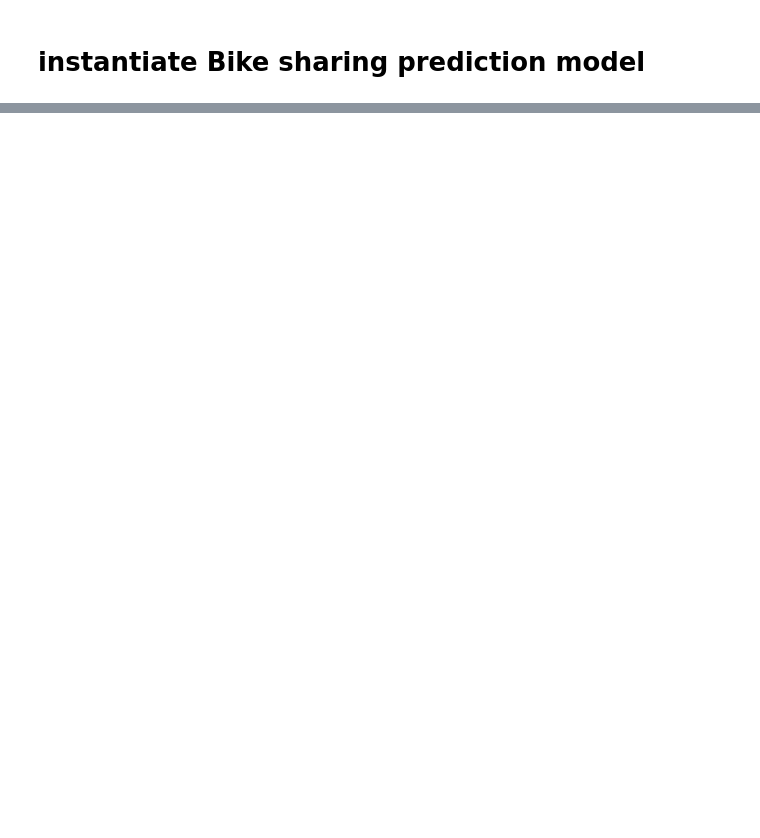
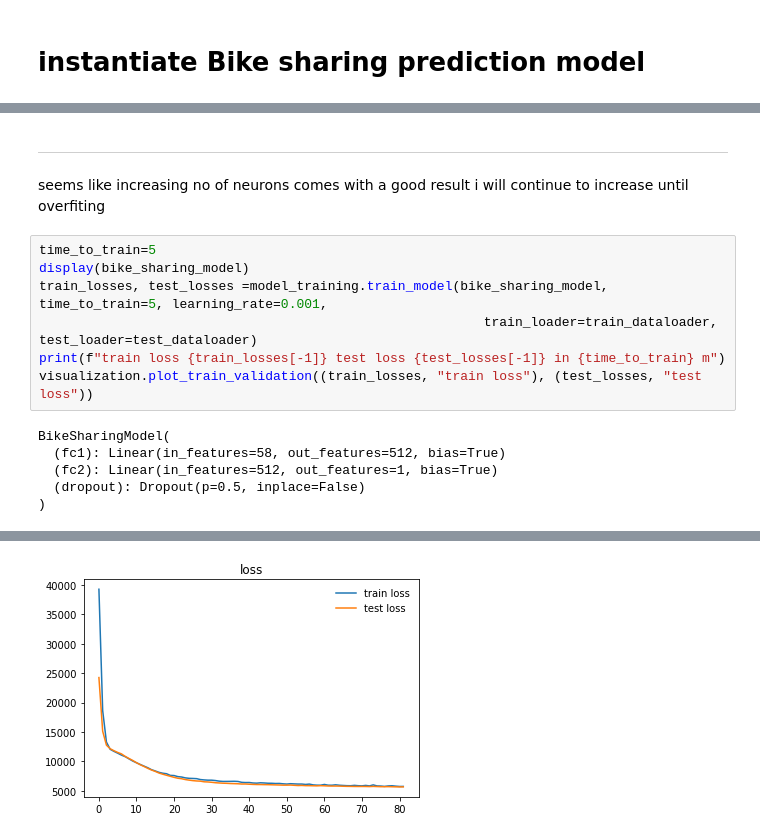
Before and after one commit to ahmedbadr97/Predicting-Bike-Sharing-Patterns, a Jupyter notebook: notebooks/bike-Sharing-patterns.ipynb, the cells around one changed output, grey strips where cells are left out. Cells and saved outputs as stored; diff of their text form; blank space fills up the shorter version.

```diff
--- a/notebooks/bike-Sharing-patterns.ipynb
+++ b/notebooks/bike-Sharing-patterns.ipynb
@@ -274,0 +345,16 @@ print(xxx)
+# %% [markdown]
+___
+seems like increasing no of neurons comes with a good result i will continue to increase until overfiting
+# %%
+time_to_train=5
+display(bike_sharing_model)
+train_losses, test_losses =model_training.train_model(bike_sharing_model, time_to_train=5, learning_rate=0.001,
+                                                         train_loader=train_dataloader, test_loader=test_dataloader)
+print(f"train loss {train_losses[-1]} test loss {test_losses[-1]} in {time_to_train} m")
+visualization.plot_train_validation((train_losses, "train loss"), (test_losses, "test loss"))
+# %% [output]
+BikeSharingModel(
+  (fc1): Linear(in_features=58, out_features=512, bias=True)
+  (fc2): Linear(in_features=512, out_features=1, bias=True)
+  (dropout): Dropout(p=0.5, inplace=False)
+)
@@ -274,0 +378 @@ print(xxx)
+[figure, added]
```
Also changed, not shown: parts of 40 cells of this notebook, 8 other files.
